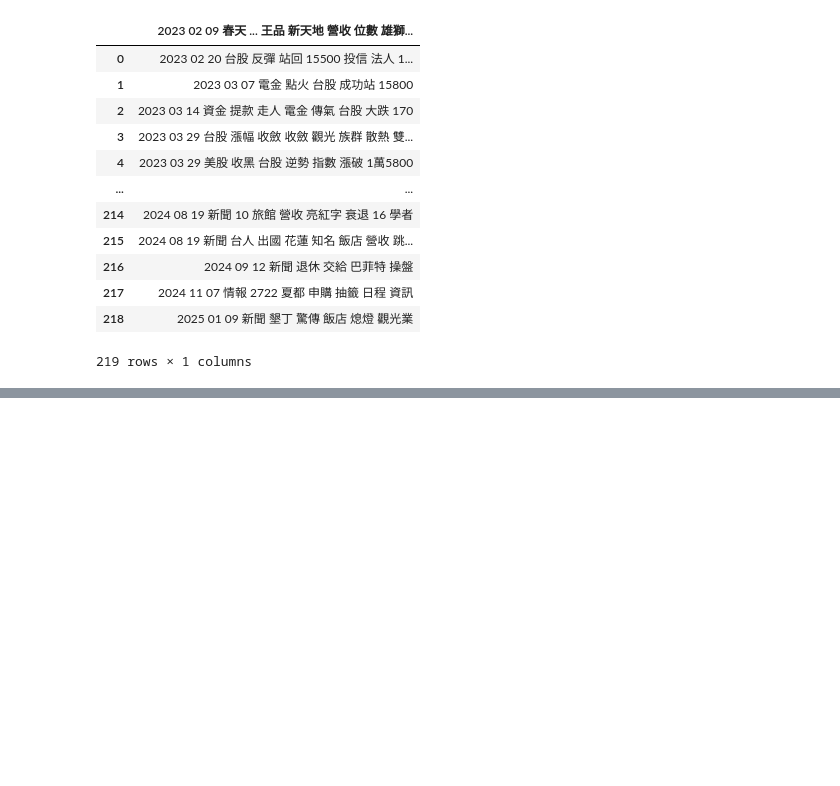
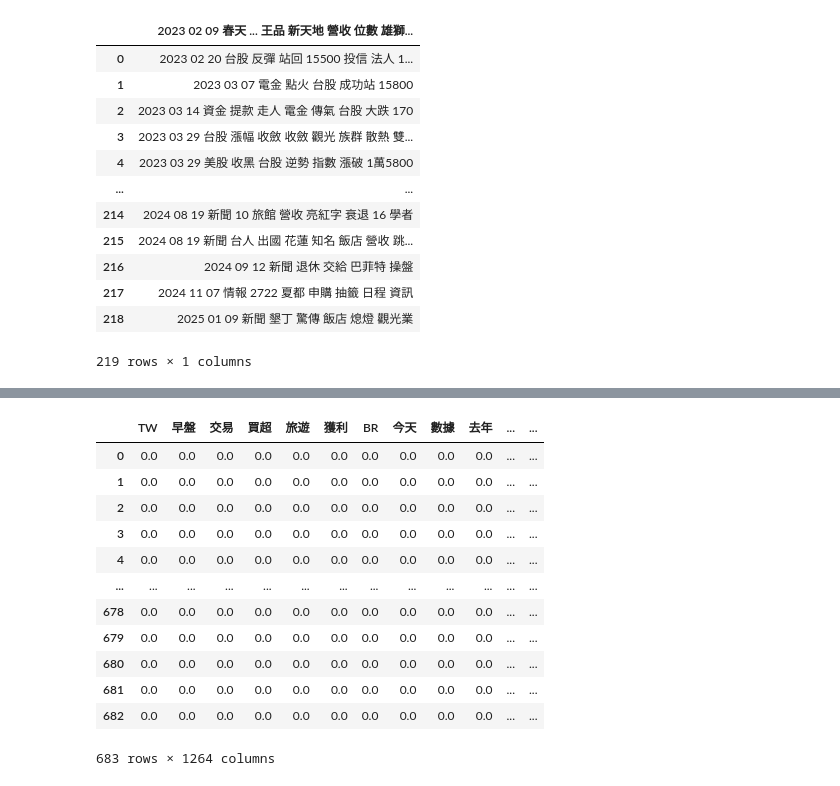
Before and after one commit to Bryant-Liu-TzuYang/BDA-Team-Cospace, a Jupyter notebook: shiadu_cutandlearn.ipynb, the cells around one changed output, grey strips where cells are left out. Cells and saved outputs as stored; diff of their text form; code cells hidden in the pictures; blank space fills up the shorter version.

```diff
--- a/shiadu_cutandlearn.ipynb
+++ b/shiadu_cutandlearn.ipynb
@@ -740,0 +1631,30 @@ MLP
+# %%
+Backtest_term =dict()
+num = 0
+f = open('total_1.csv', newline='', encoding='utf-8')
+rows = csv.reader(f, delimiter=',')
+for row in rows:
+  if row[0] not in All_up:
+    Backtest_term[row[0]]=num
+    num+=1
+f.close()
+
+Backtest_term_tfidf =dict()
+num = 0
+f = open('total_2.csv', newline='', encoding='utf-8')
+rows = csv.reader(f, delimiter=',')
+for row in rows:
+  if row[0] not in All_up:
+    Backtest_term_tfidf[row[0]]=num
+    num+=1
+f.close()
+
+Backtest_term_all =dict()
+num = 0
+f = open('total_3.csv', newline='', encoding='utf-8')
+rows = csv.reader(f, delimiter=',')
+for row in rows:
+  if row[0] not in All_up:
+    Backtest_term_all[row[0]]=num
+    num+=1
+f.close()
@@ -740,0 +1755,29 @@ MLP
+# %%
+vectorizer_1 = TfidfVectorizer(vocabulary=Backtest_term, use_idf=True, smooth_idf=True)
+X_1 = vectorizer_1.fit_transform(total_content)
+sparse.save_npz('2722_X1model.npz', X_1)
+pd.DataFrame(X_1.toarray(),columns=Backtest_term)
+
+vectorizer_2 = TfidfVectorizer(vocabulary=Backtest_term_tfidf, use_idf=True, smooth_idf=True)
+X_2 = vectorizer_2.fit_transform(total_content)
+sparse.save_npz('2722_X2model.npz', X_2)
+pd.DataFrame(X_2.toarray(),columns=Backtest_term_tfidf)
+
+vectorizer_3 = TfidfVectorizer(vocabulary=Backtest_term_all, use_idf=True, smooth_idf=True)
+X_3 = vectorizer_3.fit_transform(total_content)
+sparse.save_npz('2722_X3model.npz', X_3)
+pd.DataFrame(X_3.toarray(),columns=Backtest_term_all)
+# %% [output]
+|  | TW | 早盤 | 交易 | 買超 | 旅遊 | 獲利 | BR | 今天 | 數據 | 去年 | ... | ... |
+| 0 | 0.0 | 0.0 | 0.0 | 0.0 | 0.0 | 0.0 | 0.0 | 0.0 | 0.0 | 0.0 | ... | ... |
+| 1 | 0.0 | 0.0 | 0.0 | 0.0 | 0.0 | 0.0 | 0.0 | 0.0 | 0.0 | 0.0 | ... | ... |
+| 2 | 0.0 | 0.0 | 0.0 | 0.0 | 0.0 | 0.0 | 0.0 | 0.0 | 0.0 | 0.0 | ... | ... |
+| 3 | 0.0 | 0.0 | 0.0 | 0.0 | 0.0 | 0.0 | 0.0 | 0.0 | 0.0 | 0.0 | ... | ... |
+| 4 | 0.0 | 0.0 | 0.0 | 0.0 | 0.0 | 0.0 | 0.0 | 0.0 | 0.0 | 0.0 | ... | ... |
+| ... | ... | ... | ... | ... | ... | ... | ... | ... | ... | ... | ... | ... |
+| 678 | 0.0 | 0.0 | 0.0 | 0.0 | 0.0 | 0.0 | 0.0 | 0.0 | 0.0 | 0.0 | ... | ... |
+| 679 | 0.0 | 0.0 | 0.0 | 0.0 | 0.0 | 0.0 | 0.0 | 0.0 | 0.0 | 0.0 | ... | ... |
+| 680 | 0.0 | 0.0 | 0.0 | 0.0 | 0.0 | 0.0 | 0.0 | 0.0 | 0.0 | 0.0 | ... | ... |
+| 681 | 0.0 | 0.0 | 0.0 | 0.0 | 0.0 | 0.0 | 0.0 | 0.0 | 0.0 | 0.0 | ... | ... |
+| 682 | 0.0 | 0.0 | 0.0 | 0.0 | 0.0 | 0.0 | 0.0 | 0.0 | 0.0 | 0.0 | ... | ... |
+683 rows × 1264 columns
```
Also changed, not shown: parts of 55 cells of this notebook, 1 other file.
